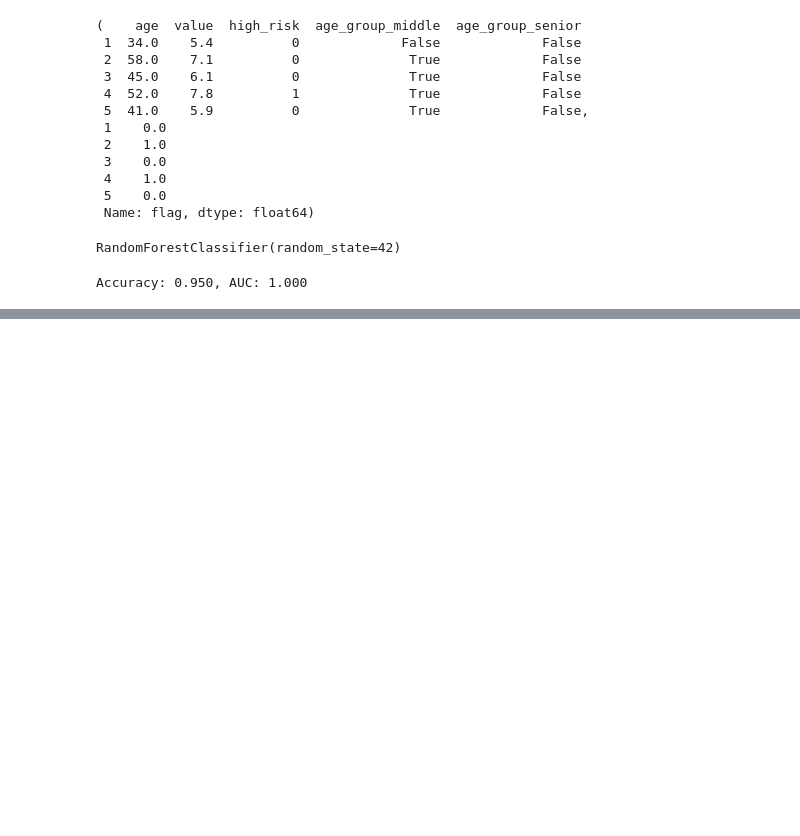
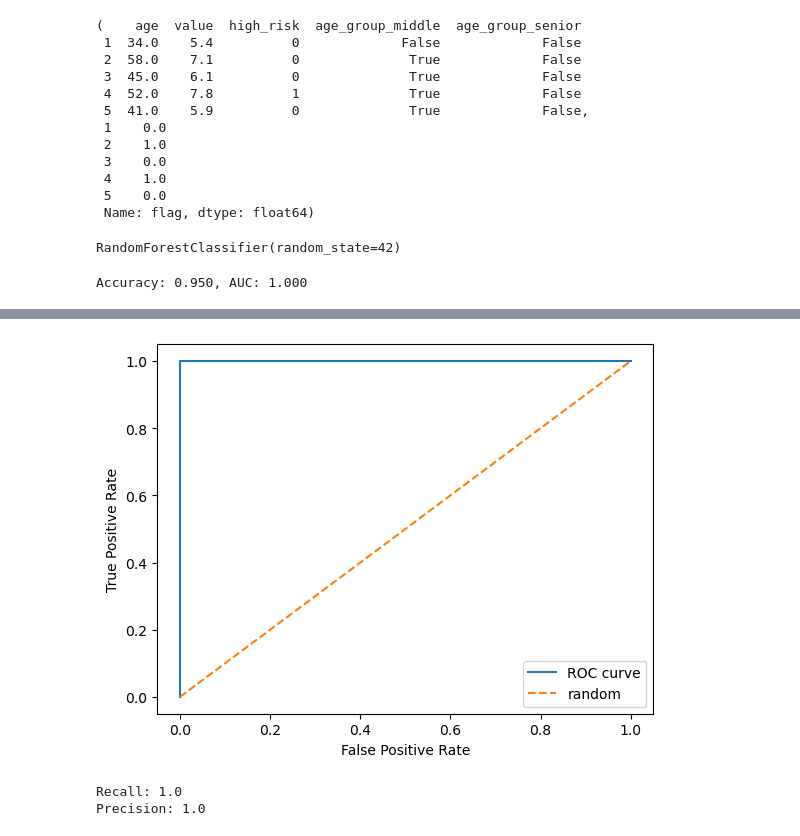
Before and after one commit to ToizumiTaro/medical-data-practice-20251113, a Jupyter notebook: day5/day5_preprocessing.ipynb, the cells around one changed output, grey strips where cells are left out. Cells and saved outputs as stored; diff of their text form; code cells hidden in the pictures; blank space fills up the shorter version.

```diff
--- a/day5/day5_preprocessing.ipynb
+++ b/day5/day5_preprocessing.ipynb
@@ -119,0 +167,9 @@ Accuracy: 0.950, AUC: 1.000
+# %%
+from sklearn.model_selection import train_test_split
+
+X_train, X_test, y_train, y_test = train_test_split(
+    X, y,
+    test_size=0.2,
+    random_state=42,
+    stratify=y
+)
@@ -119,0 +283,22 @@ Accuracy: 0.950, AUC: 1.000
+# %%
+from sklearn.metrics import roc_curve
+
+fpr, tpr, thresholds = roc_curve(y_test, y_prob)
+
+plt.plot(fpr, tpr, label="ROC curve")
+plt.plot([0, 1], [0, 1], '--', label="random")
+plt.xlabel("False Positive Rate")
+plt.ylabel("True Positive Rate")
+plt.legend()
+plt.show()
+# %% [output]
+[figure, added]
+# %%
+threshold = 0.3
+y_pred_adj = (y_prob > threshold).astype(int)
+
+print("Recall:", recall_score(y_test, y_pred_adj))
+print("Precision:", precision_score(y_test, y_pred_adj))
+# %% [output]
+Recall: 1.0
+Precision: 1.0
```
Also changed, not shown: parts of 12 cells of this notebook, 3 other files.
